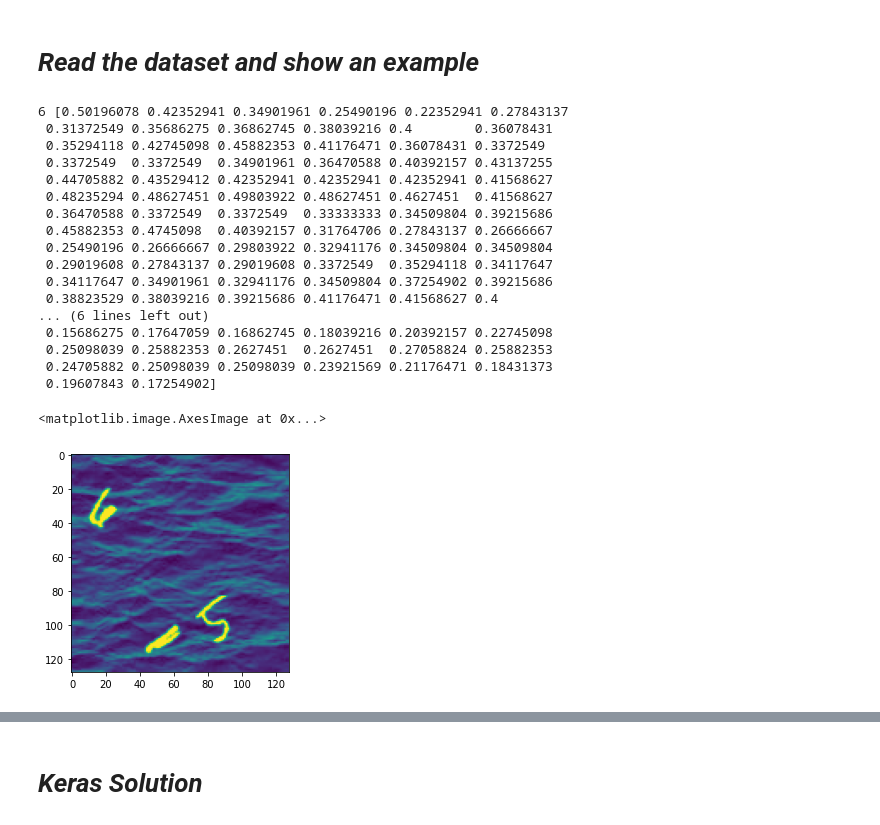
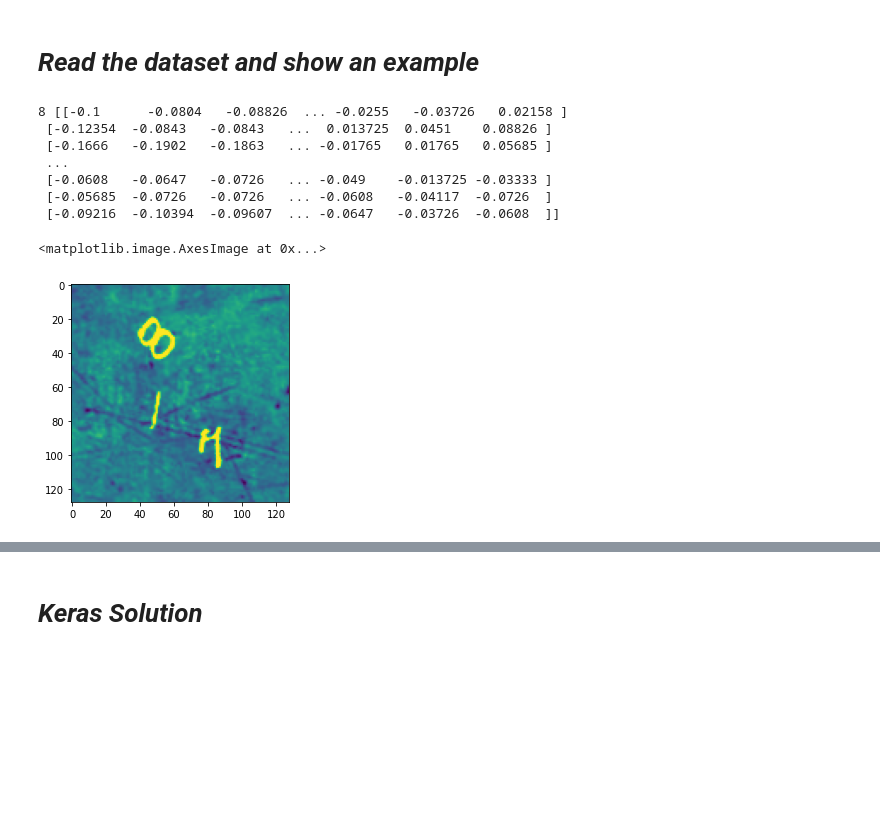
Before and after one commit to aquangnguyen1992/tensorflow_colab, a Jupyter notebook: mnist_max.ipynb, the cells around one changed output, grey strips where cells are left out. Drawn from its saved outputs; the diff is of its cells as text; code cells hidden in the pictures; blank space fills up the shorter version.

```diff
--- a/mnist_max.ipynb
+++ b/mnist_max.ipynb
@@ -32,7 +28,7 @@ dataset = pd.read_pickle(train_data_path).astype(np.uint8)
 train_label = pd.read_csv(label_file)
 y = train_label['Label']
 # %%
-dataset = dataset/255.0
+dataset = (dataset/255.0 - 0.5).astype(np.float16)
 #test_data = test_data/255.0
 number_of_label = np.unique(np.array(y), return_counts=True)
 #X_train, X_test, Y_train, Y_test = train_test_split(dataset, y, test_size=0.2, random_state=100)
@@ -44,25 +40,15 @@ Y_test = np.array(y)[int(test_size*len(dataset)):]
 # %%
 i = np.random.randint(0, X_train.shape[0])
 sample = X_train[i]
-print(Y_train[i], sample[0])
-plt.imshow(sample)
+print(Y_train[i], sample)
+plt.imshow(sample.astype(np.float32))
 # %% [output]
-6 [0.50196078 0.42352941 0.34901961 0.25490196 0.22352941 0.27843137
- 0.31372549 0.35686275 0.36862745 0.38039216 0.4        0.36078431
- 0.35294118 0.42745098 0.45882353 0.41176471 0.36078431 0.3372549
- 0.3372549  0.3372549  0.34901961 0.36470588 0.40392157 0.43137255
- 0.44705882 0.43529412 0.42352941 0.42352941 0.42352941 0.41568627
- 0.48235294 0.48627451 0.49803922 0.48627451 0.4627451  0.41568627
- 0.36470588 0.3372549  0.3372549  0.33333333 0.34509804 0.39215686
- 0.45882353 0.4745098  0.40392157 0.31764706 0.27843137 0.26666667
- 0.25490196 0.26666667 0.29803922 0.32941176 0.34509804 0.34509804
- 0.29019608 0.27843137 0.29019608 0.3372549  0.35294118 0.34117647
- 0.34117647 0.34901961 0.32941176 0.34509804 0.37254902 0.39215686
- 0.38823529 0.38039216 0.39215686 0.41176471 0.41568627 0.4
-... (6 lines left out)
- 0.15686275 0.17647059 0.16862745 0.18039216 0.20392157 0.22745098
- 0.25098039 0.25882353 0.2627451  0.2627451  0.27058824 0.25882353
- 0.24705882 0.25098039 0.25098039 0.23921569 0.21176471 0.18431373
- 0.19607843 0.17254902]
+8 [[-0.1      -0.0804   -0.08826  ... -0.0255   -0.03726   0.02158 ]
+ [-0.12354  -0.0843   -0.0843   ...  0.013725  0.0451    0.08826 ]
+ [-0.1666   -0.1902   -0.1863   ... -0.01765   0.01765   0.05685 ]
+ ...
+ [-0.0608   -0.0647   -0.0726   ... -0.049    -0.013725 -0.03333 ]
+ [-0.05685  -0.0726   -0.0726   ... -0.0608   -0.04117  -0.0726  ]
+ [-0.09216  -0.10394  -0.09607  ... -0.0647   -0.03726  -0.0608  ]]
 <matplotlib.image.AxesImage at 0x...>
-[figure, old version]
+[figure, new version]
```
Also changed, not shown: parts of 8 cells of this notebook.
